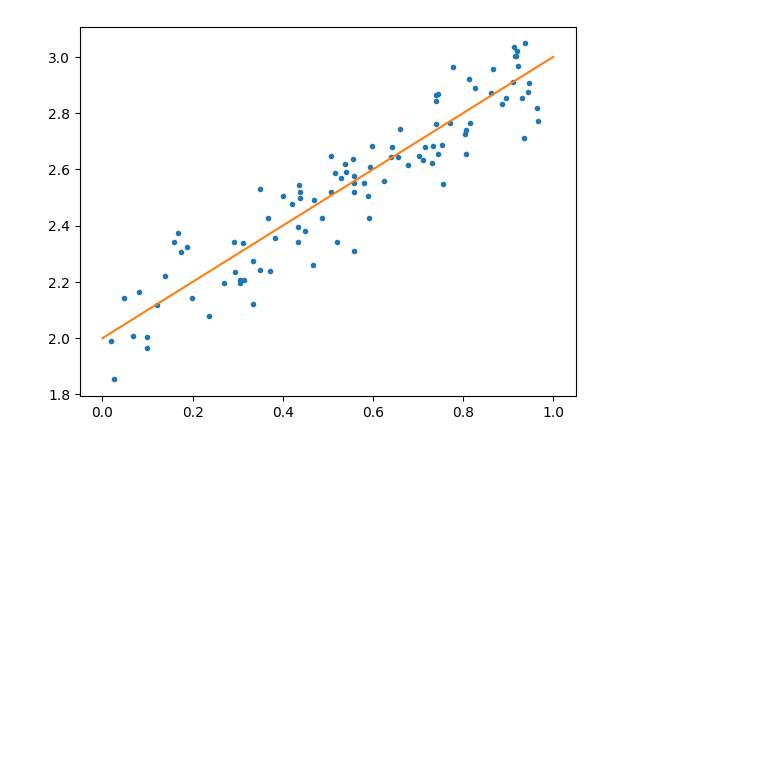
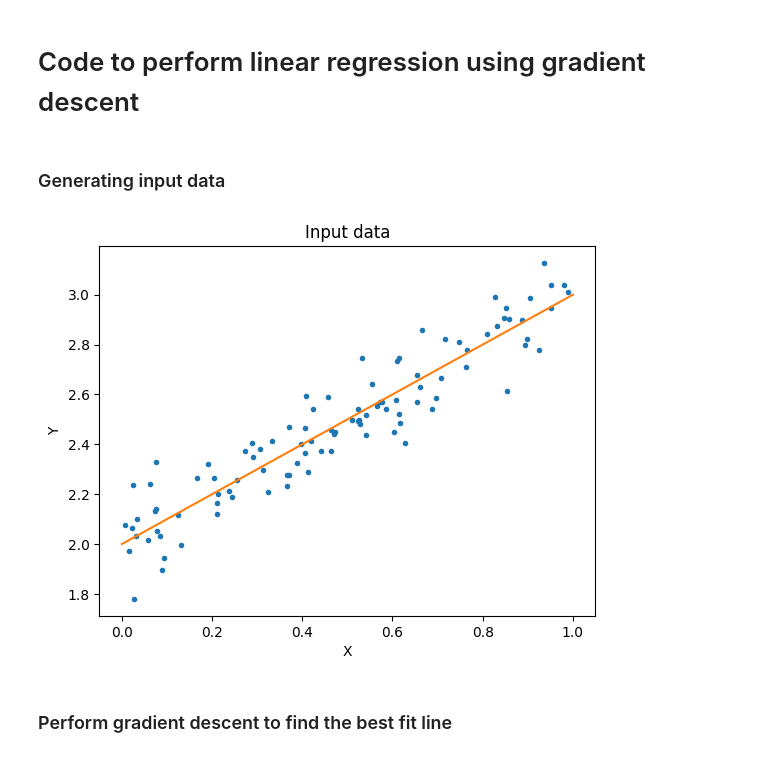
Before and after one commit to jkumarres/ML_Discussion, a Jupyter notebook: GradientDescentLinearRegression.ipynb, the cells around one changed output. Saved outputs shown, nothing was run; the diff lists cells and outputs as text; code cells hidden in the pictures; blank space fills up the shorter version.

```diff
--- a/GradientDescentLinearRegression.ipynb
+++ b/GradientDescentLinearRegression.ipynb
@@ -1,26 +1,35 @@
+# %% [markdown]
+# Code to perform linear regression using gradient descent
 # %%
 import numpy as np
 import matplotlib.pyplot as plt
+# %% [markdown]
+### Generating input data
 # %%
 Slope = 1
 Intercept = 2
 
 NumberPoints = 100
 NoiseVariance = 0.1
 
 Xmin = 0
 Xmax = 1
 
 Ymin = Slope * Xmin + Intercept
 Ymax = Slope * Xmax + Intercept
 
 PointX = (Xmax-Xmin) * np.random.rand( NumberPoints , 1 ) + Xmin
 PointY = Slope * PointX + Intercept
 
 PointY = PointY + NoiseVariance * np.random.randn( NumberPoints , 1  )
 
 plt.plot( PointX , PointY , '.' )
 plt.plot( [Xmin,Xmax] , [Ymin,Ymax] )
+plt.xlabel( 'X' )
+plt.ylabel( 'Y' )
+plt.title( 'Input data' )
 plt.show()
 # %% [output]
-[figure, old version]
+[figure, new version]
+# %% [markdown]
+### Perform gradient descent to find the best fit line
```
Also changed, not shown: parts of 3 cells of this notebook.
